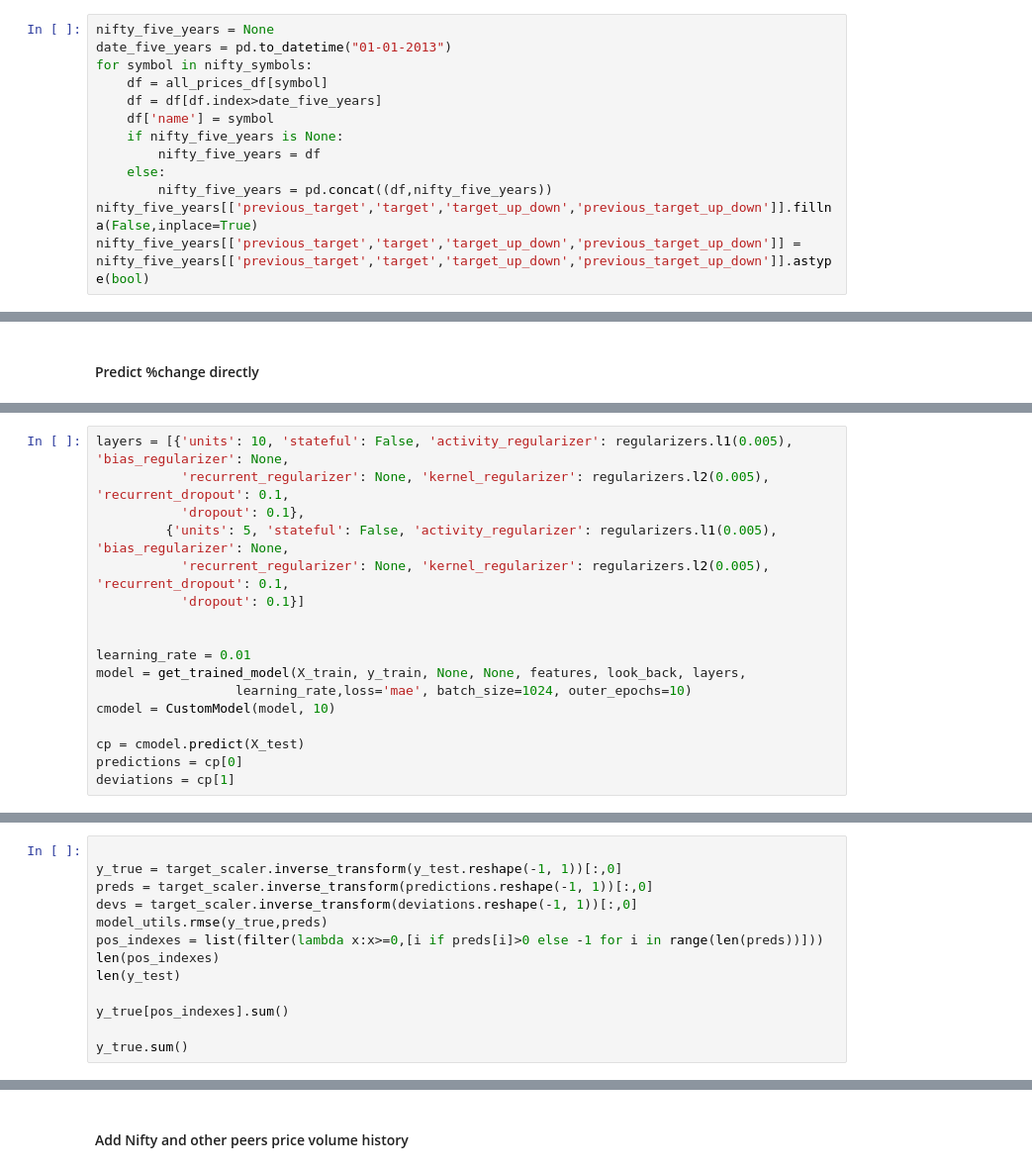
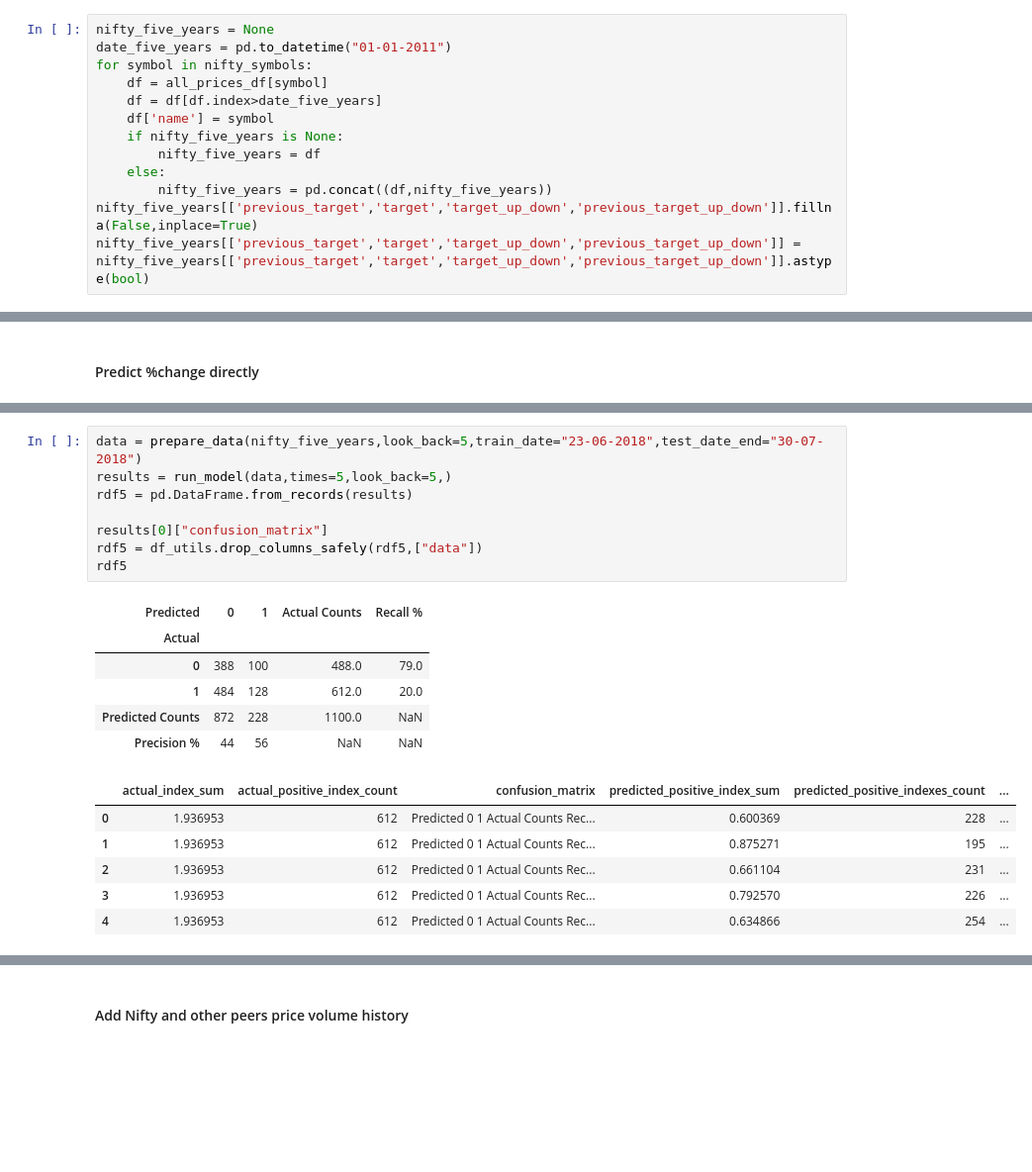
Before and after one commit to faizanahemad/data-science-utils, a Jupyter notebook: data_science_utils/financial/Price Prediction.ipynb, the cells around one changed output, grey strips where cells are left out. Shown: that part at 99% size. Drawn from its saved outputs; the diff is of its cells as text; blank space fills up the shorter version.

```diff
--- a/data_science_utils/financial/Price Prediction.ipynb
+++ b/data_science_utils/financial/Price Prediction.ipynb
@@ -768,7 +806,7 @@ for df in all_prices_df.values():
     df["volume_2p_above_ewm_120"] = ((df['volume']-df["ewm_120_volume"])/df["ewm_120_volume"]) > 0.02
 # %%
 nifty_five_years = None
-date_five_years = pd.to_datetime("01-01-2013")
+date_five_years = pd.to_datetime("01-01-2011")
 for symbol in nifty_symbols:
     df = all_prices_df[symbol]
     df = df[df.index>date_five_years]
@@ -1042,17 +1079,0 @@ X_test, y_test = create_dataset(df_test, features,target=target, look_back=look_
-# %%
-layers = [{'units': 10, 'stateful': False, 'activity_regularizer': regularizers.l1(0.005), 'bias_regularizer': None,
-           'recurrent_regularizer': None, 'kernel_regularizer': regularizers.l2(0.005), 'recurrent_dropout': 0.1,
-           'dropout': 0.1},
-         {'units': 5, 'stateful': False, 'activity_regularizer': regularizers.l1(0.005), 'bias_regularizer': None,
-           'recurrent_regularizer': None, 'kernel_regularizer': regularizers.l2(0.005), 'recurrent_dropout': 0.1,
-           'dropout': 0.1}]
-
-
-learning_rate = 0.01
-model = get_trained_model(X_train, y_train, None, None, features, look_back, layers,
-                  learning_rate,loss='mae', batch_size=1024, outer_epochs=10)
-cmodel = CustomModel(model, 10)
-
-cp = cmodel.predict(X_test)
-predictions = cp[0]
-deviations = cp[1]
@@ -1062,13 +1079,0 @@ INFO: 2018-08-01 12:41:05.721560: Successfully trained model for current mini ba
-# %%
-
-y_true = target_scaler.inverse_transform(y_test.reshape(-1, 1))[:,0]
-preds = target_scaler.inverse_transform(predictions.reshape(-1, 1))[:,0]
-devs = target_scaler.inverse_transform(deviations.reshape(-1, 1))[:,0]
-model_utils.rmse(y_true,preds)
-pos_indexes = list(filter(lambda x:x>=0,[i if preds[i]>0 else -1 for i in range(len(preds))]))
-len(pos_indexes)
-len(y_test)
-
-y_true[pos_indexes].sum()
-
-y_true.sum()
@@ -1111,0 +1122,21 @@ XGBRegressor(base_score=0.5, booster='gbtree', colsample_bylevel=1,
+# %%
+data = prepare_data(nifty_five_years,look_back=5,train_date="23-06-2018",test_date_end="30-07-2018")
+results = run_model(data,times=5,look_back=5,)
+rdf5 = pd.DataFrame.from_records(results)
+
+results[0]["confusion_matrix"]
+rdf5 = df_utils.drop_columns_safely(rdf5,["data"])
+rdf5
+# %% [output]
+| Predicted | 0 | 1 | Actual Counts | Recall % |
+| Actual |  |  |  |  |
+| 0 | 388 | 100 | 488.0 | 79.0 |
+| 1 | 484 | 128 | 612.0 | 20.0 |
+| Predicted Counts | 872 | 228 | 1100.0 | NaN |
+| Precision % | 44 | 56 | NaN | NaN |
+|  | actual_index_sum | actual_positive_index_count | confusion_matrix | predicted_positive_index_sum | predicted_positive_indexes_count | ... |
+| 0 | 1.936953 | 612 | Predicted 0 1 Actual Counts Rec... | 0.600369 | 228 | ... |
+| 1 | 1.936953 | 612 | Predicted 0 1 Actual Counts Rec... | 0.875271 | 195 | ... |
+| 2 | 1.936953 | 612 | Predicted 0 1 Actual Counts Rec... | 0.661104 | 231 | ... |
+| 3 | 1.936953 | 612 | Predicted 0 1 Actual Counts Rec... | 0.792570 | 226 | ... |
+| 4 | 1.936953 | 612 | Predicted 0 1 Actual Counts Rec... | 0.634866 | 254 | ... |
```
Also changed, not shown: parts of 23 cells of this notebook.
